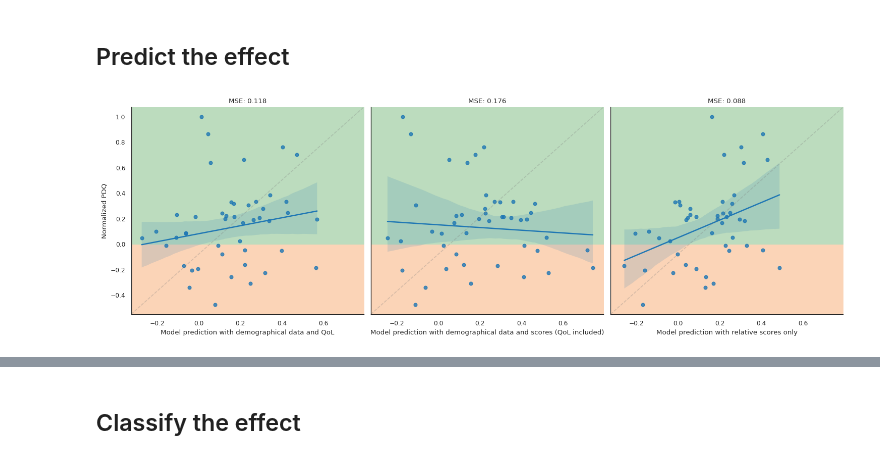
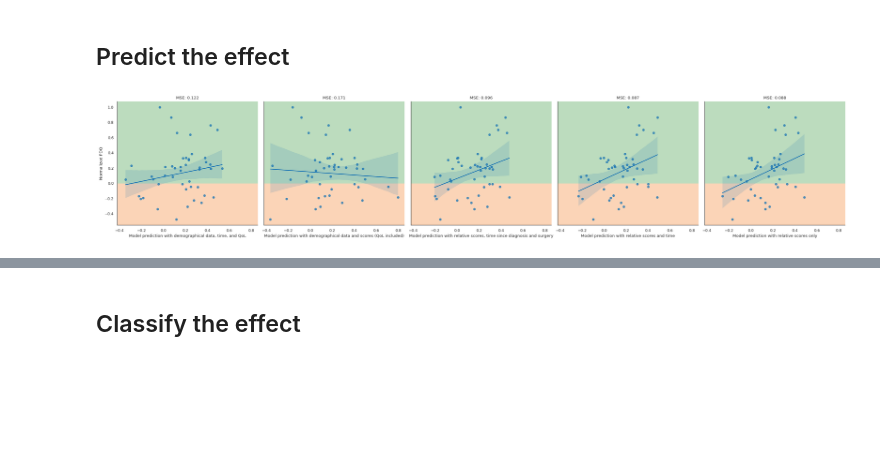
Before and after one commit to UKEIAM/de.uke.iam.parkinson.vae_longitudinal, a Jupyter notebook: conditional/treeffuser.ipynb, the cells around one changed output, grey strips where cells are left out. Cells and saved outputs as stored; diff of their text form; code cells hidden in the pictures; blank space fills up the shorter version.

Commit message:
Standartize data and add time since surgery

```diff
--- a/conditional/treeffuser.ipynb
+++ b/conditional/treeffuser.ipynb
@@ -68,6 +94,6 @@ x_uke
 # %%
 model = Treeffuser(seed=42)
-model.fit(scores.to_numpy(), X_amp[GENERATIVE_COLUMNS].to_numpy())
+model.fit(covariates_amp.to_numpy(), X_amp[GENERATIVE_COLUMNS].to_numpy())
 # %% [output]
 Treeffuser(extra_lightgbm_params={}, seed=42)
 # %%
@@ -101,7 +127,9 @@ uke_samples = generate_samples(
     model, x_uke[GENERATIVE_COLUMNS], covariates_uke.to_numpy(), n_samples=500
 )
 # %%
-sns.catplot(
-    data=uke_samples, x="Subject", y="Prediction", col="Score", col_wrap=3, kind="box"
-)
+with sns.axes_style("whitegrid"):
+    sns.set_context("paper")
+    sns.catplot(
+        data=uke_samples, x="Subject", y="Prediction", col="Score", col_wrap=3, kind="box"
+    )
 # %% [output]
@@ -112,7 +139,9 @@ selection = uke_samples[
     (uke_samples["Score"] == "UPDRS I") & (uke_samples["Subject"] == 0)
 ]
 
-sns.histplot(selection, x="Prediction", binwidth=1, kde=True)
+with sns.axes_style("whitegrid"):
+    sns.set_context("paper")
+    sns.histplot(selection, x="Prediction", binwidth=1, kde=True, discrete=True, stat="probability")
 
 print(selection["Prediction"].mean())
 print(selection["Prediction"].median())
@@ -193,11 +222,17 @@ with sns.axes_style("whitegrid"):
 ## Predict the effect
 # %%
 CONDITIONS = {
-    "demographical data and QoL": pd.concat(
-        (covariates_uke[["Age", "Sex", "Time since diagnosis"]], x_uke["PDQ"]), axis=1
+    "demographical data, time, and QoL": pd.concat(
+        (covariates_uke[["Age", "Sex", "Time since diagnosis"]], x_uke["PDQ"], extra_data_uke), axis=1
     ),
     "demographical data and scores (QoL included)": pd.concat(
-        (covariates_uke[["Age", "Sex", "Time since diagnosis"]], x_uke), axis=1
+        (covariates_uke[["Age", "Sex", "Time since diagnosis"]], x_uke, extra_data_uke), axis=1
+    ),
+    "relative scores, time since diagnosis and surgery": pd.concat(
+        (representations, extra_data_uke, covariates_uke[["Time since diagnosis"]]), axis=1
+    ),
+    "relative scores and time": pd.concat(
+        (representations, extra_data_uke), axis=1
     ),
     "relative scores only": representations,
 }
@@ -224,9 +259,9 @@ predictions = pd.concat(predictions, ignore_index=True)
 # %%
 def annotate(data, **kws):
     ax = plt.gca()
-    ax.plot(
-        [0, 1], [0, 1], transform=ax.transAxes, color="gray", linestyle="--", alpha=0.3
-    )
+    #ax.plot(
+    #    [0, 1], [0, 1], transform=ax.transAxes, color="gray", linestyle="--", alpha=0.3
+    #)
 
     x_min, x_max = ax.get_xlim()
     y_min, y_max = ax.get_ylim()
@@ -238,31 +273,31 @@ def annotate(data, **kws):
         zorder=-100,
     )
     ax.fill_betweenx(
         y=[0.0, y_max],
         x1=x_min,
         x2=x_max,
         color=(188 / 255, 220 / 255, 190 / 255),
         zorder=-100,
     )
     ax.set_xlim(x_min, x_max)
     ax.set_ylim(y_min, y_max)
 
     ax.set_xlabel(f"Model prediction with {data['Condition'].iloc[0]}")
     ax.set_title(
         f"MSE: {mean_squared_error(data['Normalized PDQ'], data['Model prediction']):.3f}"
     )
 
 
 with sns.axes_style("white"):
     sns.set_context("paper")
 
     grid = sns.lmplot(
         data=predictions,
         y="Normalized PDQ",
         x="Model prediction",
         col="Condition",
         robust=True,
     )
     grid.map_dataframe(annotate)
 # %% [output]
-[figure, old version]
+[figure, new version]
```
Also changed, not shown: parts of 9 cells of this notebook, 1 other file.
